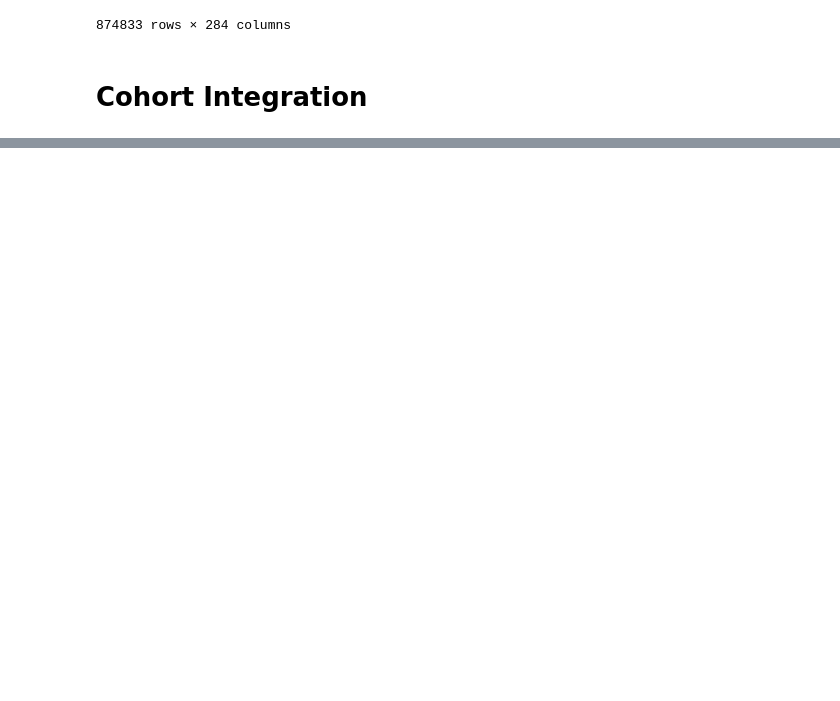
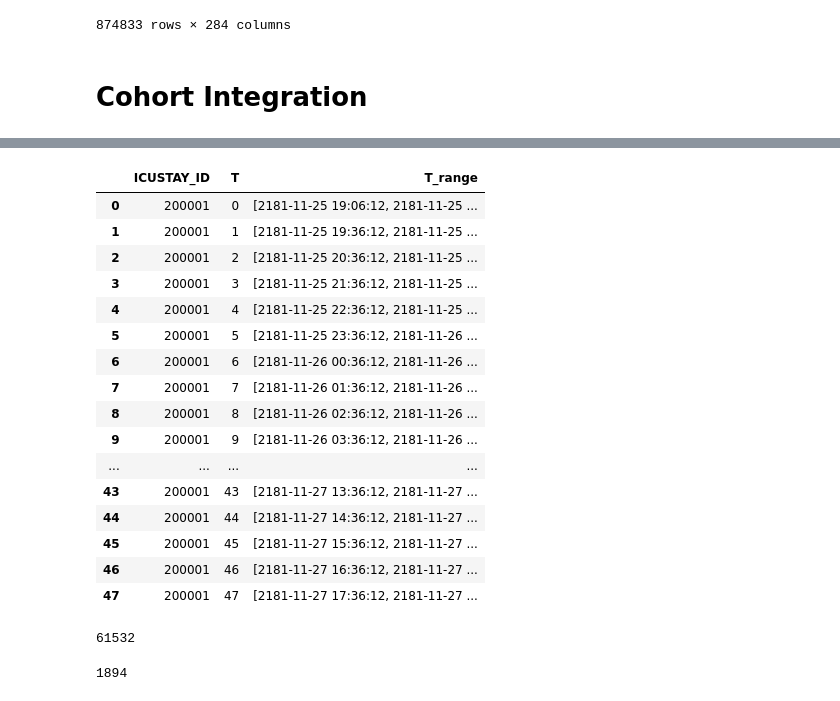
Before and after one commit to Harry-PARK/MIMIC_preprocessing, a Jupyter notebook: test.ipynb, the cells around one changed output, grey strips where cells are left out. Drawn from its saved outputs; the diff is of its cells as text; code cells hidden in the pictures; blank space fills up the shorter version.

```diff
--- a/test.ipynb
+++ b/test.ipynb
@@ -179,0 +210,30 @@ cohort.data
+# %%
+patients_static.patients_T_info[patients_static.patients_T_info["ICUSTAY_ID"] == 200001]
+# %% [output]
+|  | ICUSTAY_ID | T | T_range |
+| 0 | 200001 | 0 | [2181-11-25 19:06:12, 2181-11-25 ... |
+| 1 | 200001 | 1 | [2181-11-25 19:36:12, 2181-11-25 ... |
+| 2 | 200001 | 2 | [2181-11-25 20:36:12, 2181-11-25 ... |
+| 3 | 200001 | 3 | [2181-11-25 21:36:12, 2181-11-25 ... |
+| 4 | 200001 | 4 | [2181-11-25 22:36:12, 2181-11-25 ... |
+| 5 | 200001 | 5 | [2181-11-25 23:36:12, 2181-11-26 ... |
+| 6 | 200001 | 6 | [2181-11-26 00:36:12, 2181-11-26 ... |
+| 7 | 200001 | 7 | [2181-11-26 01:36:12, 2181-11-26 ... |
+| 8 | 200001 | 8 | [2181-11-26 02:36:12, 2181-11-26 ... |
+| 9 | 200001 | 9 | [2181-11-26 03:36:12, 2181-11-26 ... |
+| ... | ... | ... | ... |
+| 43 | 200001 | 43 | [2181-11-27 13:36:12, 2181-11-27 ... |
+| 44 | 200001 | 44 | [2181-11-27 14:36:12, 2181-11-27 ... |
+| 45 | 200001 | 45 | [2181-11-27 15:36:12, 2181-11-27 ... |
+| 46 | 200001 | 46 | [2181-11-27 16:36:12, 2181-11-27 ... |
+| 47 | 200001 | 47 | [2181-11-27 17:36:12, 2181-11-27 ... |
+# %%
+cohort.data["ICUSTAY_ID"].nunique()
+# %% [output]
+61532
+# %%
+# mask = (cohort.data["T"] >= 47) & (cohort.data["AGE"] >= 18) & (cohort.data["DEATHTIME"] <= cohort.data["ICU_TIME"]+pd.Timedelta(days=2))
+mask = (cohort.data["AGE"] >= 18) & (cohort.data["DEATHTIME"] <= cohort.data["ICU_TIME"]+pd.Timedelta(days=2))
+cohort.data.loc[mask, "ICUSTAY_ID"].nunique()
+# %% [output]
+1894
```
Also changed, not shown: parts of 19 cells of this notebook, 6 other files.
